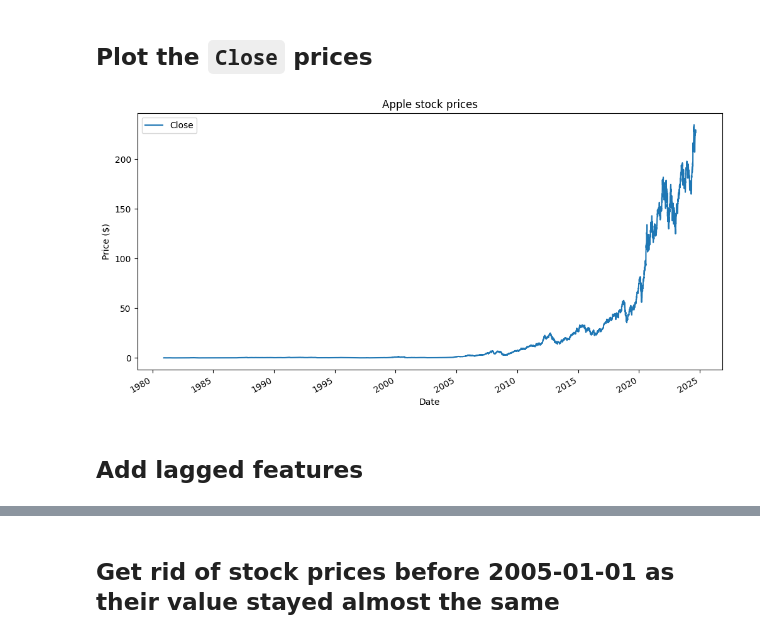
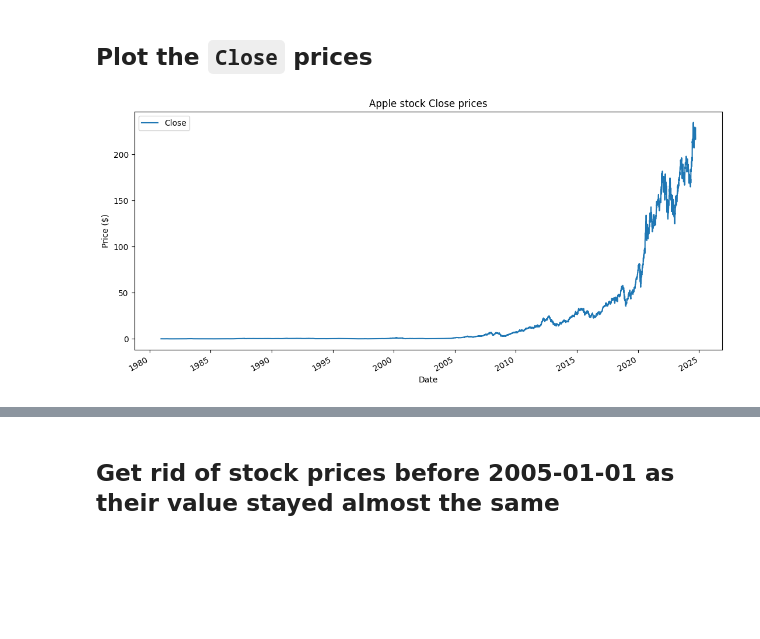
Before and after one commit to b14ucky/stock-prediction, a Jupyter notebook: main.ipynb, the cells around one changed output, grey strips where cells are left out. Saved outputs shown, nothing was run; the diff lists cells and outputs as text; code cells hidden in the pictures; blank space fills up the shorter version.

```diff
--- a/main.ipynb
+++ b/main.ipynb
@@ -84,0 +74,4 @@ data.head()
+# %%
+FEATURES_TO_PREPARE = ['Close', 'Volume']
+data = apple_stocks[FEATURES_TO_PREPARE].copy()
+data.head()
@@ -85,10 +86,8 @@ data.head()
 # %% [markdown]
 ## Plot the `Close` prices
 # %%
-ax = data.plot(figsize=(12, 6), title="Apple stock prices")
+ax = data['Close'].plot(figsize=(13, 6), title="Apple stock Close prices", legend=True)
 ax.set_ylabel("Price ($)")
 plt.show()
 # %% [output]
-[figure, old version]
+[figure, new version]
-# %% [markdown]
-## Add lagged features
```
Also changed, not shown: parts of 54 cells of this notebook.
